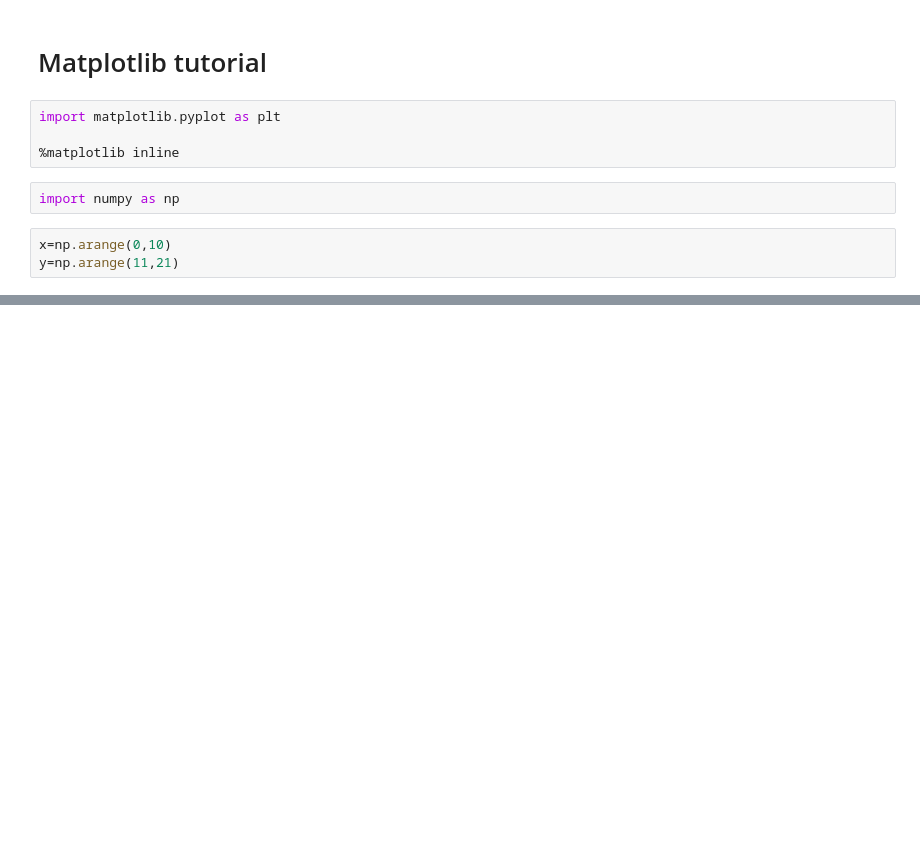
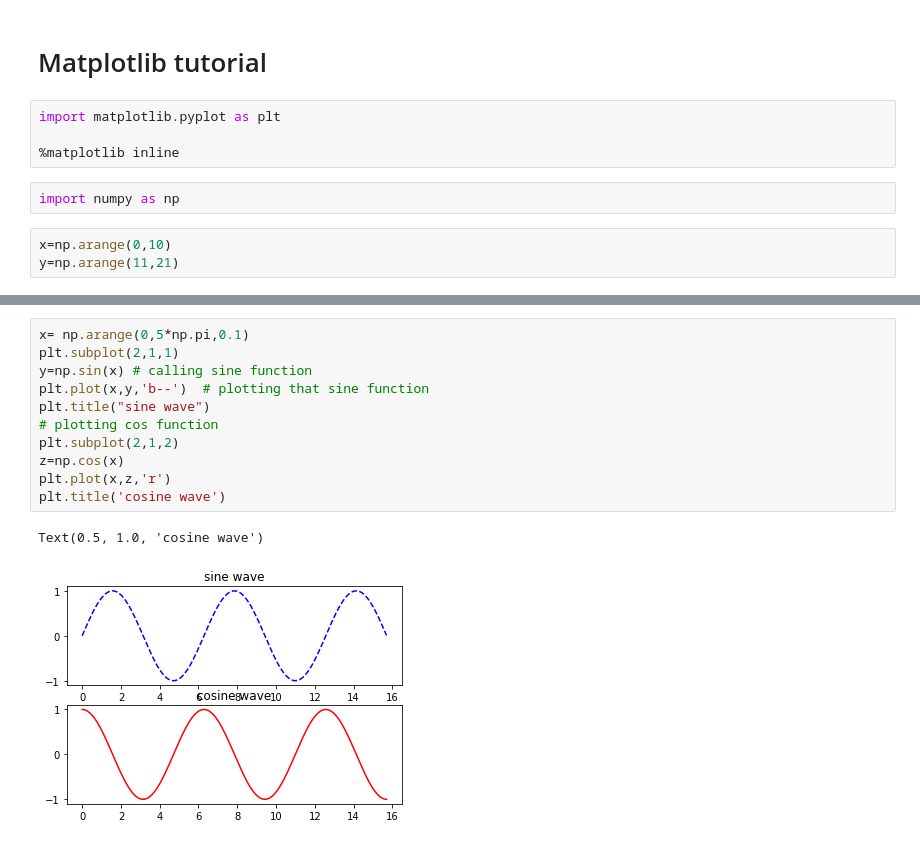
Before and after one commit to heiwa37/DataScience, a Jupyter notebook: 5.MatplotLib Tuto.ipynb, the cells around one changed output, grey strips where cells are left out. Saved outputs shown, nothing was run; the diff lists cells and outputs as text; blank space fills up the shorter version.

```diff
--- a/5.MatplotLib Tuto.ipynb
+++ b/5.MatplotLib Tuto.ipynb
@@ -16,0 +26,14 @@ plt.scatter(x,y)
+# %%
+x= np.arange(0,5*np.pi,0.1)
+plt.subplot(2,1,1)
+y=np.sin(x) # calling sine function
+plt.plot(x,y,'b--')  # plotting that sine function
+plt.title("sine wave")
+# plotting cos function
+plt.subplot(2,1,2)
+z=np.cos(x)
+plt.plot(x,z,'r')
+plt.title('cosine wave')
+# %% [output]
+Text(0.5, 1.0, 'cosine wave')
+[figure, added]
```
Also changed, not shown: parts of 8 cells of this notebook, 3 other files.
